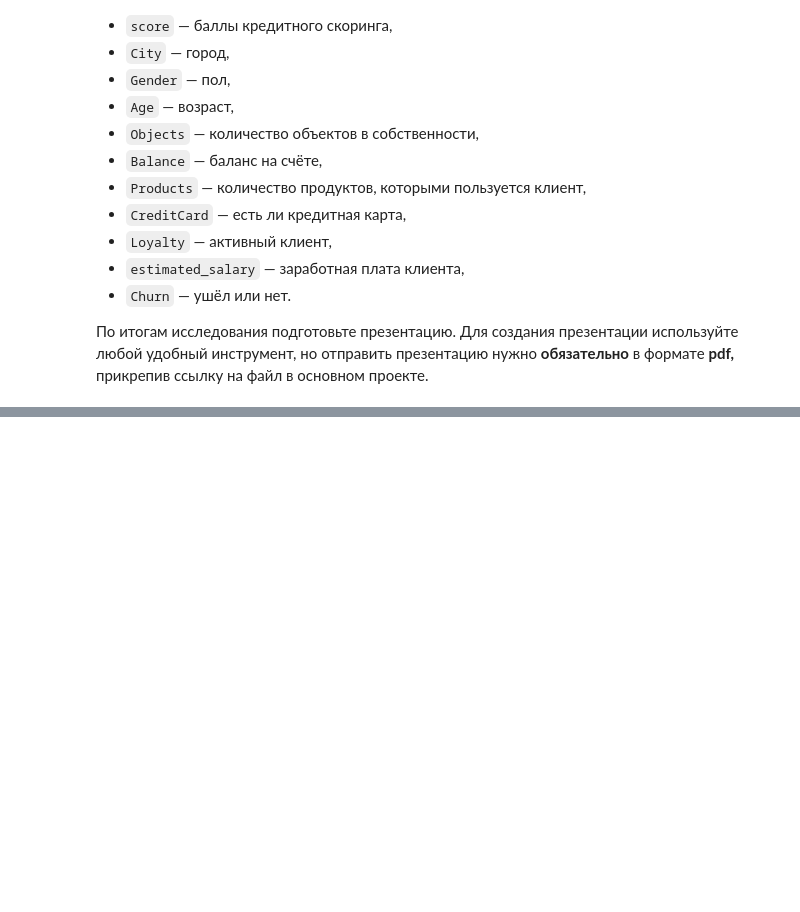
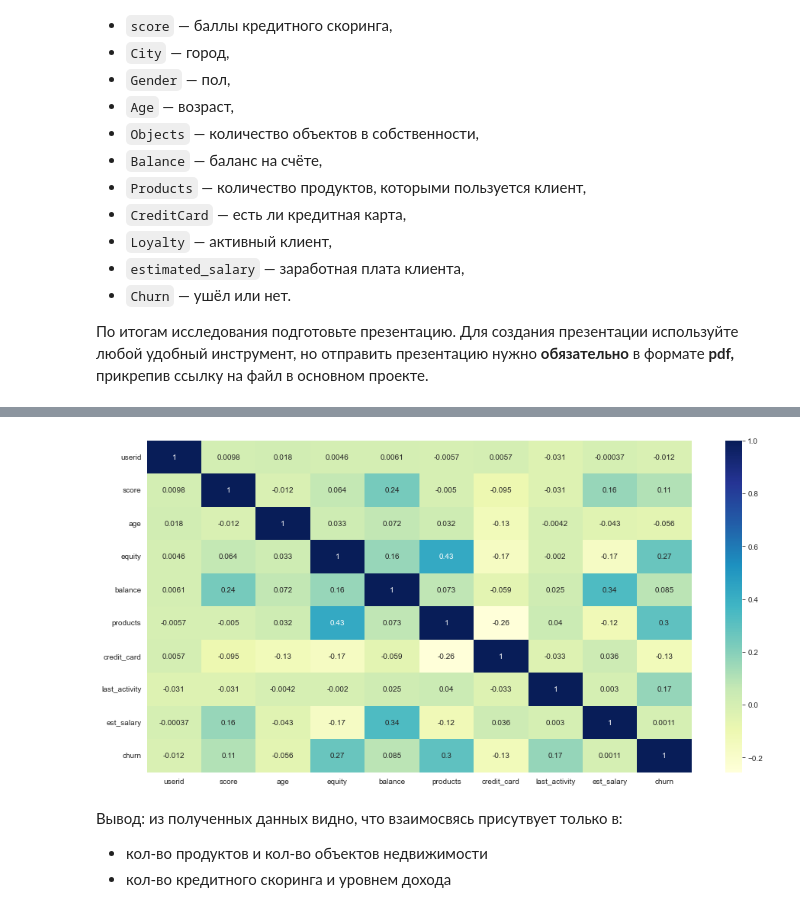
Before and after one commit to mxats1991/da_project_bank, a Jupyter notebook: da_v1.ipynb, the cells around one changed output, grey strips where cells are left out. Saved outputs shown, nothing was run; the diff lists cells and outputs as text; code cells hidden in the pictures; blank space fills up the shorter version.

```diff
--- a/da_v1.ipynb
+++ b/da_v1.ipynb
@@ -49,7 +51,7 @@ warnings.filterwarnings("ignore")
 server_path = 'datasets/'
 local_path = '/datasets/'
 
-files = ['bank_dataset.csv']
+files = ['bank_dataset.csv', 'bank_scrooge.csv']
 
 datasets = []
 
@@ -59,10 +61,11 @@ for file in files:
     except FileNotFoundError:
         datasets.append(pd.read_csv(local_path + file))
 
-df = datasets[0]
+df_old = datasets[0]
 
 path = "https://drive.google.com/uc?export=download&id=1-U61mhTz_N1ARjy2XSAZ7IlQqGjeqP0F"
-df_1 = pd.read_csv(path)
+df_new = datasets[1]
 # %%
+df = df_new
 df.head()
 # %% [output]
@@ -105,0 +106,3 @@ memory usage: 937.6+ KB
+# %%
+df.columns = [i.lower() for i in df.columns]
+df.head()
@@ -105,0 +214,10 @@ memory usage: 937.6+ KB
+# %%
+plt.figure(figsize=(16, 8))
+sns.heatmap(df.corr(), cmap="YlGnBu", annot=True)
+plt.show()
+# %% [output]
+[figure, added]
+# %% [markdown]
+Вывод: из полученных данных видно, что взаимосвясь присутвует только в:
+- кол-во продуктов и кол-во объектов недвижимости
+- кол-во кредитного скоринга и уровнем дохода
```
Also changed, not shown: parts of 32 cells of this notebook, 2 other files.
